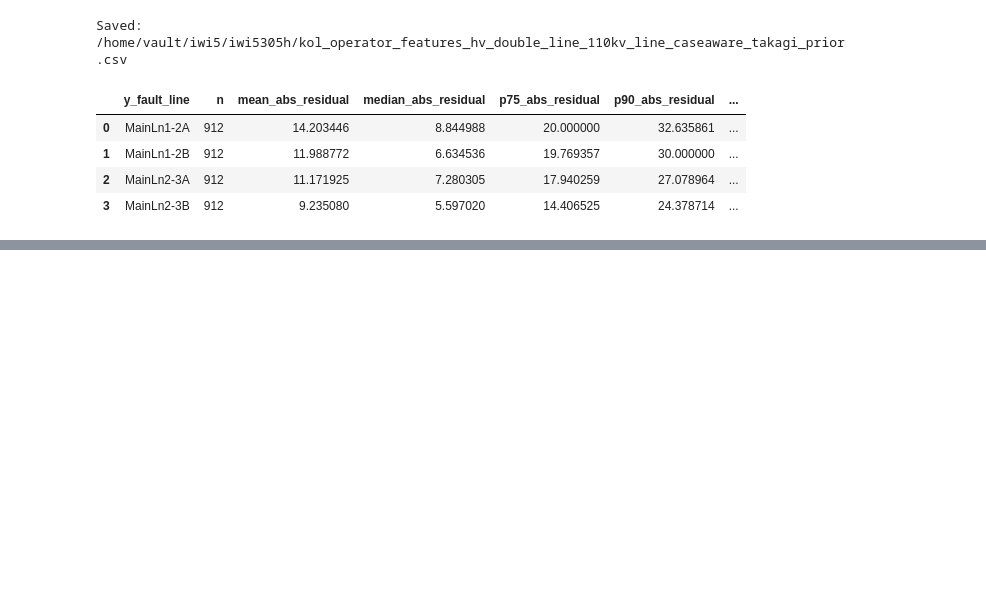
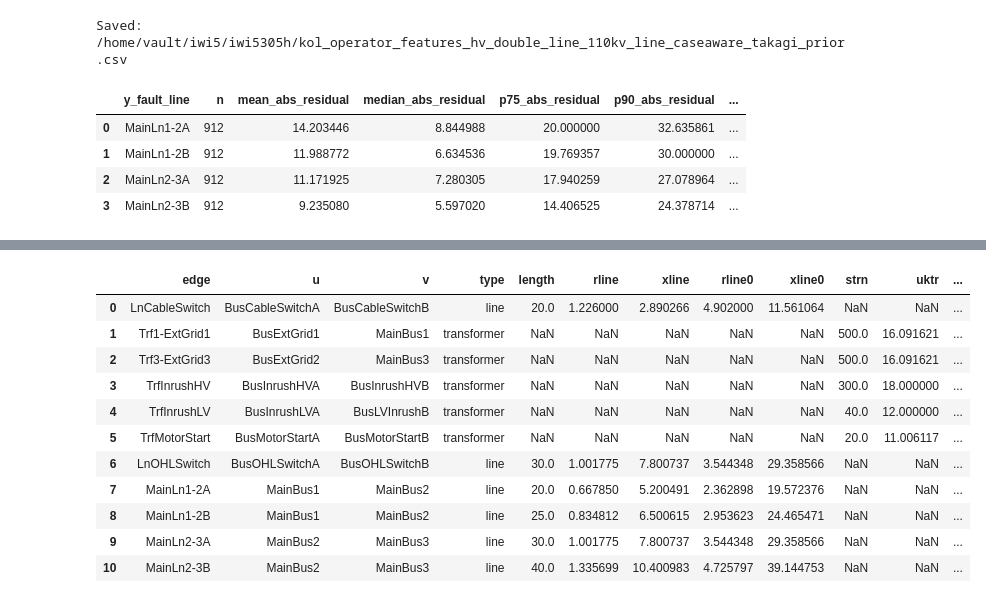
Before and after one commit to sagar-crypto/Masters_thesis_PR_LABS, a Jupyter notebook: EDA.ipynb, the cells around one changed output, grey strips where cells are left out. Cells and saved outputs as stored; diff of their text form; code cells hidden in the pictures; blank space fills up the shorter version.

```diff
--- a/EDA.ipynb
+++ b/EDA.ipynb
@@ -3793,0 +4683,46 @@ summary
+# %%
+edge_rows = []
+
+for u, v, key, attr in G.edges(keys=True, data=True):
+    pdict = attr.get(f"{key}_param_dict", {})
+
+    if "rline" in pdict:
+        edge_type = "line"
+    elif "uktr" in pdict or "uk0tr" in pdict:
+        edge_type = "transformer"
+    else:
+        edge_type = "other"
+
+    edge_rows.append({
+        "edge": key,
+        "u": u,
+        "v": v,
+        "type": edge_type,
+        "param_keys": list(pdict.keys()),
+        "length": pdict.get("length", np.nan),
+        "rline": pdict.get("rline", np.nan),
+        "xline": pdict.get("xline", np.nan),
+        "rline0": pdict.get("rline0", np.nan),
+        "xline0": pdict.get("xline0", np.nan),
+        "strn": pdict.get("strn", np.nan),
+        "uktr": pdict.get("uktr", np.nan),
+        "uktrr": pdict.get("uktrr", np.nan),
+        "uk0tr": pdict.get("uk0tr", np.nan),
+        "ur0tr": pdict.get("ur0tr", np.nan),
+    })
+
+edge_df = pd.DataFrame(edge_rows)
+display(edge_df[["edge", "u", "v", "type", "length", "rline", "xline", "rline0", "xline0", "strn", "uktr", "uk0tr"]])
+# %% [output]
+|  | edge | u | v | type | length | rline | xline | rline0 | xline0 | strn | uktr | ... |
+| 0 | LnCableSwitch | BusCableSwitchA | BusCableSwitchB | line | 20.0 | 1.226000 | 2.890266 | 4.902000 | 11.561064 | NaN | NaN | ... |
+| 1 | Trf1-ExtGrid1 | BusExtGrid1 | MainBus1 | transformer | NaN | NaN | NaN | NaN | NaN | 500.0 | 16.091621 | ... |
+| 2 | Trf3-ExtGrid3 | BusExtGrid2 | MainBus3 | transformer | NaN | NaN | NaN | NaN | NaN | 500.0 | 16.091621 | ... |
+| 3 | TrfInrushHV | BusInrushHVA | BusInrushHVB | transformer | NaN | NaN | NaN | NaN | NaN | 300.0 | 18.000000 | ... |
+| 4 | TrfInrushLV | BusInrushLVA | BusLVInrushB | transformer | NaN | NaN | NaN | NaN | NaN | 40.0 | 12.000000 | ... |
+| 5 | TrfMotorStart | BusMotorStartA | BusMotorStartB | transformer | NaN | NaN | NaN | NaN | NaN | 20.0 | 11.006117 | ... |
+| 6 | LnOHLSwitch | BusOHLSwitchA | BusOHLSwitchB | line | 30.0 | 1.001775 | 7.800737 | 3.544348 | 29.358566 | NaN | NaN | ... |
+| 7 | MainLn1-2A | MainBus1 | MainBus2 | line | 20.0 | 0.667850 | 5.200491 | 2.362898 | 19.572376 | NaN | NaN | ... |
+| 8 | MainLn1-2B | MainBus1 | MainBus2 | line | 25.0 | 0.834812 | 6.500615 | 2.953623 | 24.465471 | NaN | NaN | ... |
+| 9 | MainLn2-3A | MainBus2 | MainBus3 | line | 30.0 | 1.001775 | 7.800737 | 3.544348 | 29.358566 | NaN | NaN | ... |
+| 10 | MainLn2-3B | MainBus2 | MainBus3 | line | 40.0 | 1.335699 | 10.400983 | 4.725797 | 39.144753 | NaN | NaN | ... |
```
Also changed, not shown: parts of 43 cells of this notebook, 15 other files.
